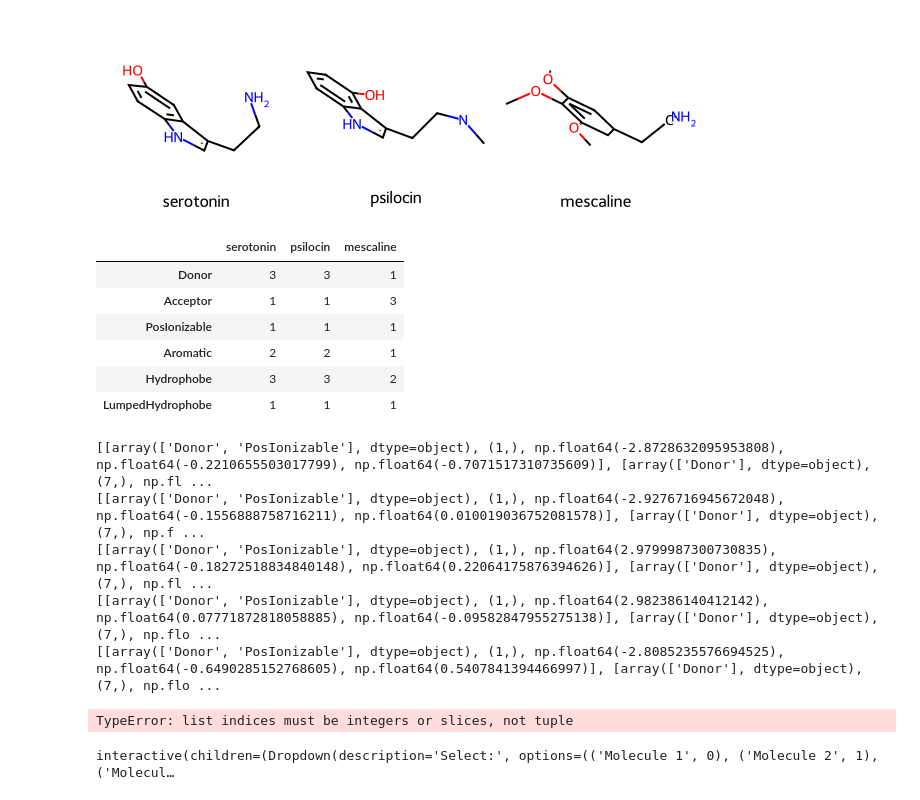
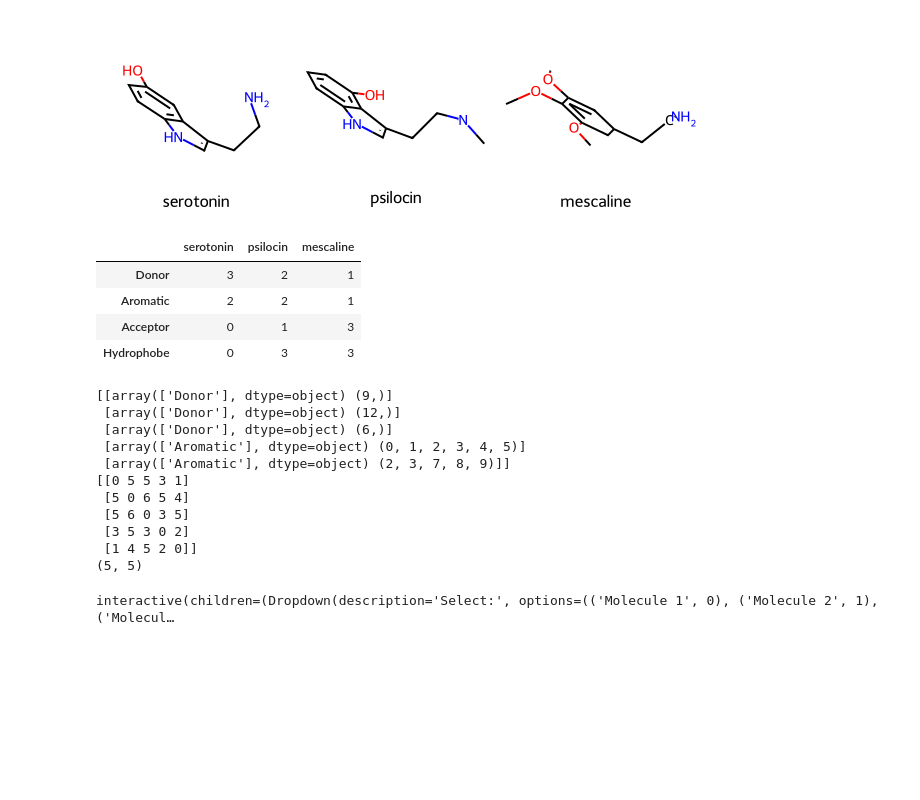
Before and after one commit to cair/ICML26_Supplemental, a Jupyter notebook: Paul/rough-work.ipynb, the cells around one changed output. Saved outputs shown, nothing was run; the diff lists cells and outputs as text; code cells hidden in the pictures; blank space fills up the shorter version.

```diff
--- a/Paul/rough-work.ipynb
+++ b/Paul/rough-work.ipynb
@@ -46,7 +46,7 @@ for mol in mols:
 # conformations stored as sdf files
 # this is step 1
 for mol, name in zip(mols, mol_name):
-    w = Chem.SDWriter(f"data/{name}.sdf")
+    w = Chem.SDWriter(f"test_data/{name}.sdf")
     w.write(mol)
     w.close()
 # %%
@@ -56,23 +56,21 @@ MolsToGridImage(mols=mols_noH, legends=mol_name)
 [figure]
 # %%
 # test default and rdkit pharmacophore features: "default" and "rdkit"
-PHARM_FEATURES = "rdkit"
+PHARM_FEATURES = "default"
 pharm = Pharmacophore(features=PHARM_FEATURES)
 
 # can test this also -- presence/absence of pharmacophore features
 # simply binarized
 df = pharm.to_df(mols_noH, mol_name=mol_name)
 df
 # %% [output]
 |  | serotonin | psilocin | mescaline |
-| Donor | 3 | 3 | 1 |
-| Acceptor | 1 | 1 | 3 |
-| PosIonizable | 1 | 1 | 1 |
+| Donor | 3 | 2 | 1 |
 | Aromatic | 2 | 2 | 1 |
-| Hydrophobe | 3 | 3 | 2 |
-| LumpedHydrophobe | 1 | 1 | 1 |
+| Acceptor | 0 | 1 | 3 |
+| Hydrophobe | 0 | 3 | 3 |
 # %%
-pharma_single = pharm.calc_pharm(mols_noH[2])
+
 
 def condense_features(pharma):
     pharma_arr = np.array(pharma, dtype=object)
@@ -95,10 +93,11 @@ def distance_matrix_pharma(condensed_pharma):
     dist_matrix = distance_matrix(coords, coords)
     return dist_matrix
 
-def smiles_to_1DPharma(smiles, random_seeds=[1,2,3,4,5]):
+def smiles_to_1DPharma(smiles, pharm_features="default", random_seeds=[1,2,3,4,5]):
     mol = Chem.MolFromSmiles(smiles)
     mol = Chem.AddHs(mol)
 
+    pharm = Pharmacophore(features=pharm_features)
     distance_matrices = []
     for seed in random_seeds:
         ps = AllChem.ETKDGv3()
@@ -108,12 +107,14 @@ def smiles_to_1DPharma(smiles, random_seeds=[1,2,3,4,5]):
         pharma = pharm.calc_pharm(mol_noH)
         if len(pharma) > 0:
             condensed_pharma = condense_features(pharma)
-            print(condensed_pharma)
             distance_matrices.append(distance_matrix_pharma(condensed_pharma))
-    return np.array(condensed_pharma)[:,0:3], np.average(distance_matrices, axis=0)
+    # feature details, edge lengths averaged over conformations and rounded to nearest whole number
+    return np.array(condensed_pharma, dtype=object)[:,0:2], np.round(np.average(distance_matrices, axis=0), 0).astype(int)
+
+def pharma_to_CAIRGraph
 
 
-def pharma_nx_graph(condensed_pharma, dist_matrix):
+def pharma1D_nx_graph(condensed_pharma, dist_matrix):
     G = nx.Graph()
     for feature_point_indx in range(len(condensed_pharma)):
         feature_dict = {}
@@ -125,8 +126,8 @@ def pharma_nx_graph(condensed_pharma, dist_matrix):
             G.add_edge(i, j, weight=dist_matrix[i][j])
     return G
 
-
-condensed_pharma, avg_distance_matrix = smiles_to_1DPharma(molecules["psilocin"])
+PHARM_FEATURES = "default"
+condensed_pharma, avg_distance_matrix = smiles_to_1DPharma(molecules["serotonin"], pharm_features=PHARM_FEATURES, random_seeds=[1,2,3,4,5])
 
 print(condensed_pharma)
 print(avg_distance_matrix)
@@ -138,12 +139,17 @@ print(avg_distance_matrix.shape)
 # # color network by feature type
 # nx.draw(nx_graph, with_labels=True, )
 # %% [output]
-[[array(['Donor', 'PosIonizable'], dtype=object), (1,), np.float64(-2.8728632095953808), np.float64(-0.2210655503017799), np.float64(-0.7071517310735609)], [array(['Donor'], dtype=object), (7,), np.fl ...
-[[array(['Donor', 'PosIonizable'], dtype=object), (1,), np.float64(-2.9276716945672048), np.float64(-0.1556888758716211), np.float64(0.010019036752081578)], [array(['Donor'], dtype=object), (7,), np.f ...
-[[array(['Donor', 'PosIonizable'], dtype=object), (1,), np.float64(2.9799987300730835), np.float64(-0.18272518834840148), np.float64(0.22064175876394626)], [array(['Donor'], dtype=object), (7,), np.fl ...
-[[array(['Donor', 'PosIonizable'], dtype=object), (1,), np.float64(2.982386140412142), np.float64(0.07771872818058885), np.float64(-0.09582847955275138)], [array(['Donor'], dtype=object), (7,), np.flo ...
-[[array(['Donor', 'PosIonizable'], dtype=object), (1,), np.float64(-2.8085235576694525), np.float64(-0.6490285152768605), np.float64(0.5407841394466997)], [array(['Donor'], dtype=object), (7,), np.flo ...
+[[array(['Donor'], dtype=object) (9,)]
+ [array(['Donor'], dtype=object) (12,)]
+ [array(['Donor'], dtype=object) (6,)]
+ [array(['Aromatic'], dtype=object) (0, 1, 2, 3, 4, 5)]
+ [array(['Aromatic'], dtype=object) (2, 3, 7, 8, 9)]]
+[[0 5 5 3 1]
+ [5 0 6 5 4]
+ [5 6 0 3 5]
+ [3 5 3 0 2]
+ [1 4 5 2 0]]
+(5, 5)
-TypeError: list indices must be integers or slices, not tuple
 # %%
 v=View()
 pharma = []
```
Also changed, not shown: 3 other files.
